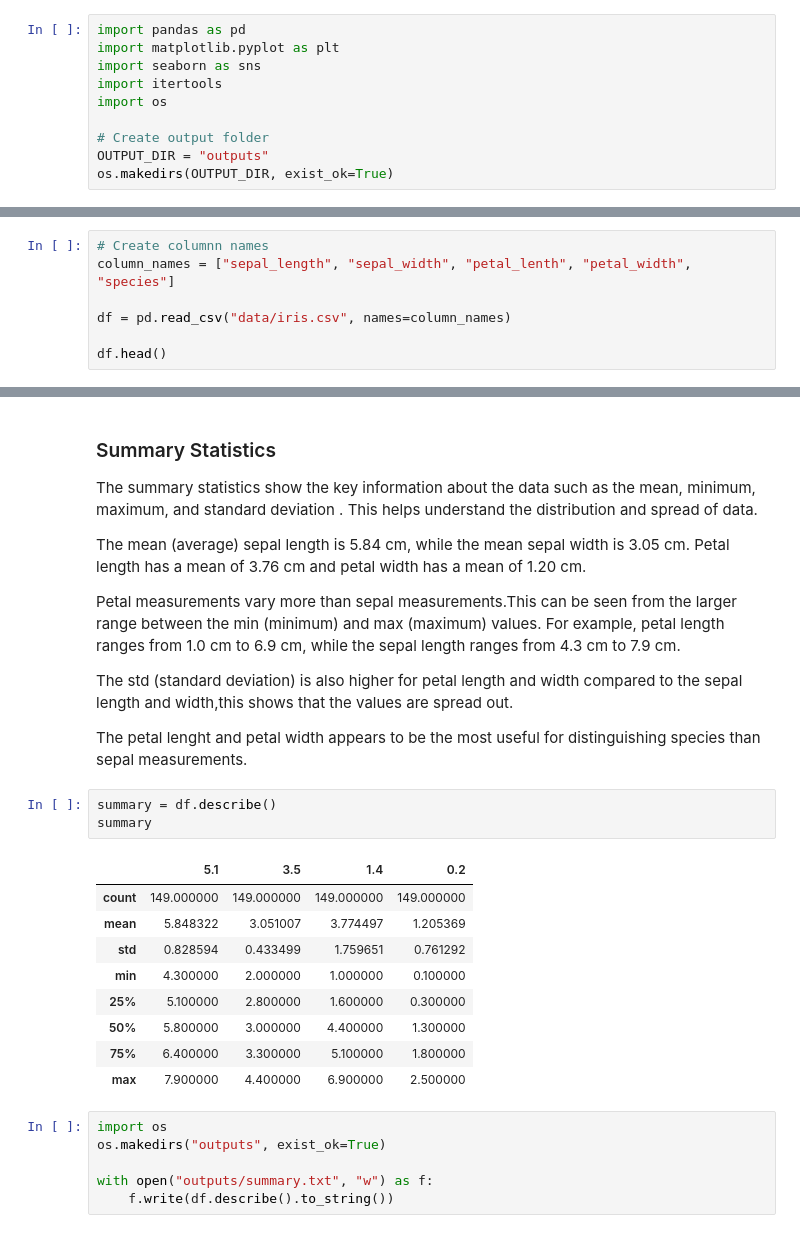
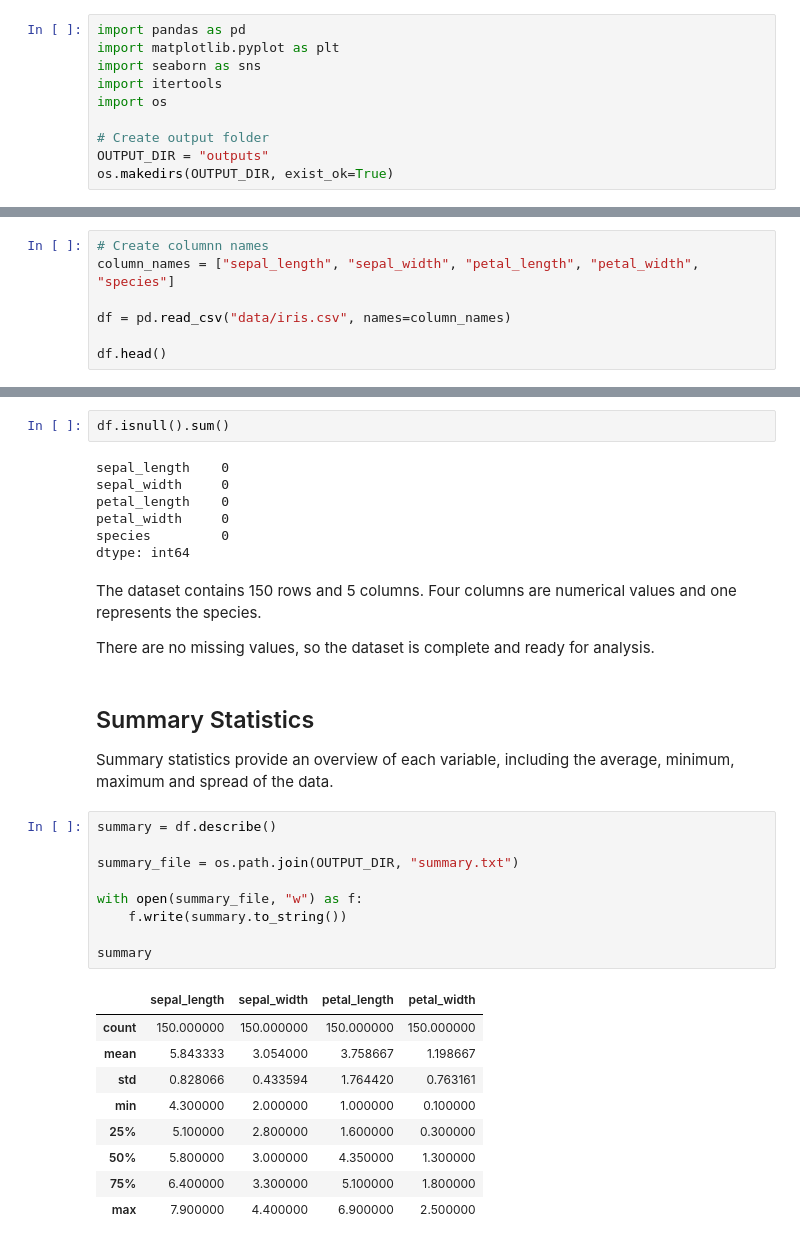
Before and after one commit to aiswarialajan124-png/programming_scripting-pands-project, a Jupyter notebook: analysis.ipynb, the cells around one changed output, grey strips where cells are left out. Drawn from its saved outputs; the diff is of its cells as text.

```diff
--- a/analysis.ipynb
+++ b/analysis.ipynb
@@ -28,6 +30,6 @@ The dataset is loaded from a CSV file into a pandas DataFrame. The dataset does
 # %%
 # Create columnn names
-column_names = ["sepal_length", "sepal_width", "petal_lenth", "petal_width", "species"]
+column_names = ["sepal_length", "sepal_width", "petal_length", "petal_width", "species"]
 
 df = pd.read_csv("data/iris.csv", names=column_names)
 
@@ -60,30 +64,35 @@ memory usage: 5.9+ KB
+# %%
+df.isnull().sum()
+# %% [output]
+sepal_length    0
+sepal_width     0
+petal_length    0
+petal_width     0
+species         0
+dtype: int64
+# %% [markdown]
+The dataset contains 150 rows and 5 columns. Four columns are numerical values and one represents the species.
+
+There are no missing values, so the dataset is complete and ready for analysis.
 # %% [markdown]
-### Summary Statistics
-The summary statistics show the key information about the data such as the mean, minimum, maximum, and standard deviation . This helps understand the distribution and spread of data.
-
-The mean (average) sepal length is 5.84 cm, while the mean sepal width is 3.05 cm. Petal length has a mean of 3.76 cm and petal width has a mean of 1.20 cm.
-
-Petal measurements vary more than sepal measurements.This can be seen from the larger range between the min (minimum) and max (maximum) values. For example, petal length ranges from 1.0 cm to 6.9 cm, while the sepal length ranges from 4.3 cm to 7.9 cm.
-
-The std (standard deviation) is also higher for petal length and width compared to the sepal length and width,this shows that the values are spread out.
-
-The petal lenght and petal width appears to be the most useful for distinguishing species than sepal measurements.
+## Summary Statistics
+Summary statistics provide an overview of each variable, including the average, minimum, maximum and spread of the data.
 # %%
 summary = df.describe()
+
+summary_file = os.path.join(OUTPUT_DIR, "summary.txt")
+
+with open(summary_file, "w") as f:
+    f.write(summary.to_string())
+
 summary
 # %% [output]
-|  | 5.1 | 3.5 | 1.4 | 0.2 |
-| count | 149.000000 | 149.000000 | 149.000000 | 149.000000 |
-| mean | 5.848322 | 3.051007 | 3.774497 | 1.205369 |
-| std | 0.828594 | 0.433499 | 1.759651 | 0.761292 |
+|  | sepal_length | sepal_width | petal_length | petal_width |
+| count | 150.000000 | 150.000000 | 150.000000 | 150.000000 |
+| mean | 5.843333 | 3.054000 | 3.758667 | 1.198667 |
+| std | 0.828066 | 0.433594 | 1.764420 | 0.763161 |
 | min | 4.300000 | 2.000000 | 1.000000 | 0.100000 |
 | 25% | 5.100000 | 2.800000 | 1.600000 | 0.300000 |
-| 50% | 5.800000 | 3.000000 | 4.400000 | 1.300000 |
+| 50% | 5.800000 | 3.000000 | 4.350000 | 1.300000 |
 | 75% | 6.400000 | 3.300000 | 5.100000 | 1.800000 |
 | max | 7.900000 | 4.400000 | 6.900000 | 2.500000 |
-# %%
-import os
-os.makedirs("outputs", exist_ok=True)
-
-with open("outputs/summary.txt", "w") as f:
-    f.write(df.describe().to_string())
```
Also changed, not shown: parts of 21 cells of this notebook, 12 other files.
